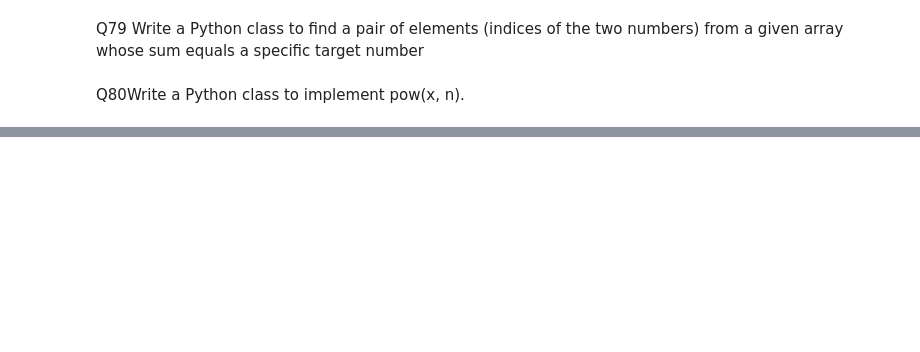
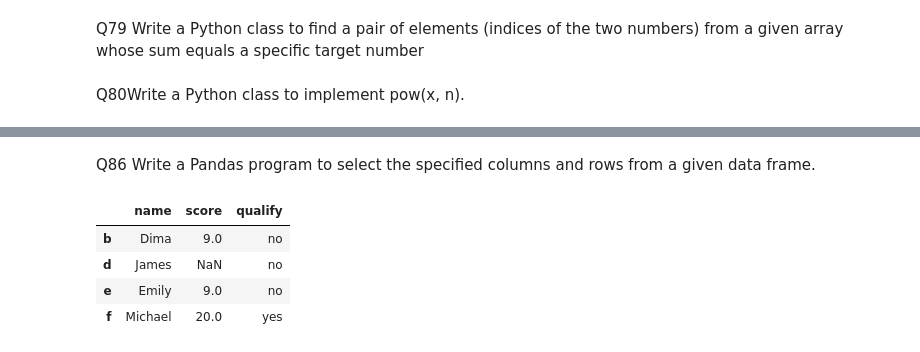
Before and after one commit to gemini30/py-pracs-cllg, a Jupyter notebook: PythonPracExam.ipynb, the cells around one changed output, grey strips where cells are left out. Saved outputs shown, nothing was run; the diff lists cells and outputs as text; code cells hidden in the pictures; blank space fills up the shorter version.

```diff
--- a/PythonPracExam.ipynb
+++ b/PythonPracExam.ipynb
@@ -1244,0 +1324,10 @@ print(pow(2,4))
+# %% [markdown]
+Q86 Write a Pandas program to select the specified columns and rows from a given data frame.
+# %%
+exam_data.iloc[[1,3,4,5],[0,1,3]]
+# %% [output]
+|  | name | score | qualify |
+| b | Dima | 9.0 | no |
+| d | James | NaN | no |
+| e | Emily | 9.0 | no |
+| f | Michael | 20.0 | yes |
```
Also changed, not shown: parts of 29 cells of this notebook.
